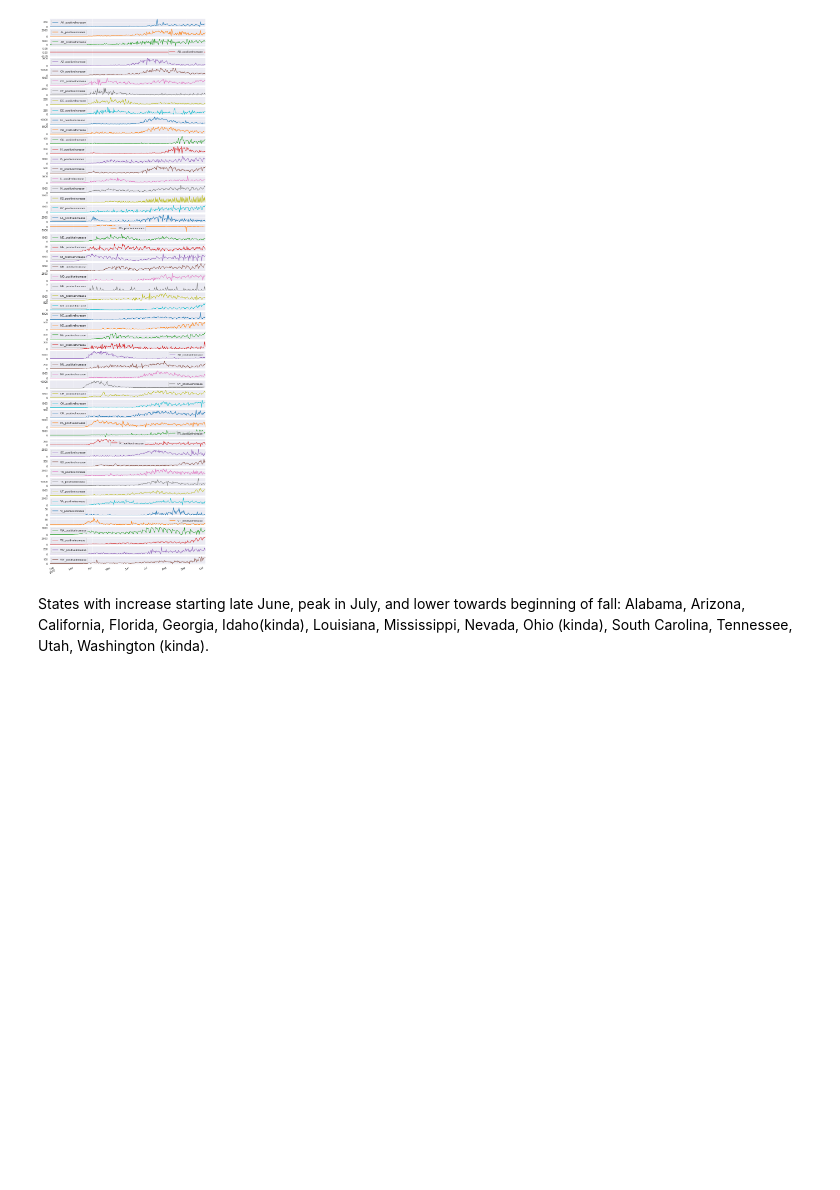
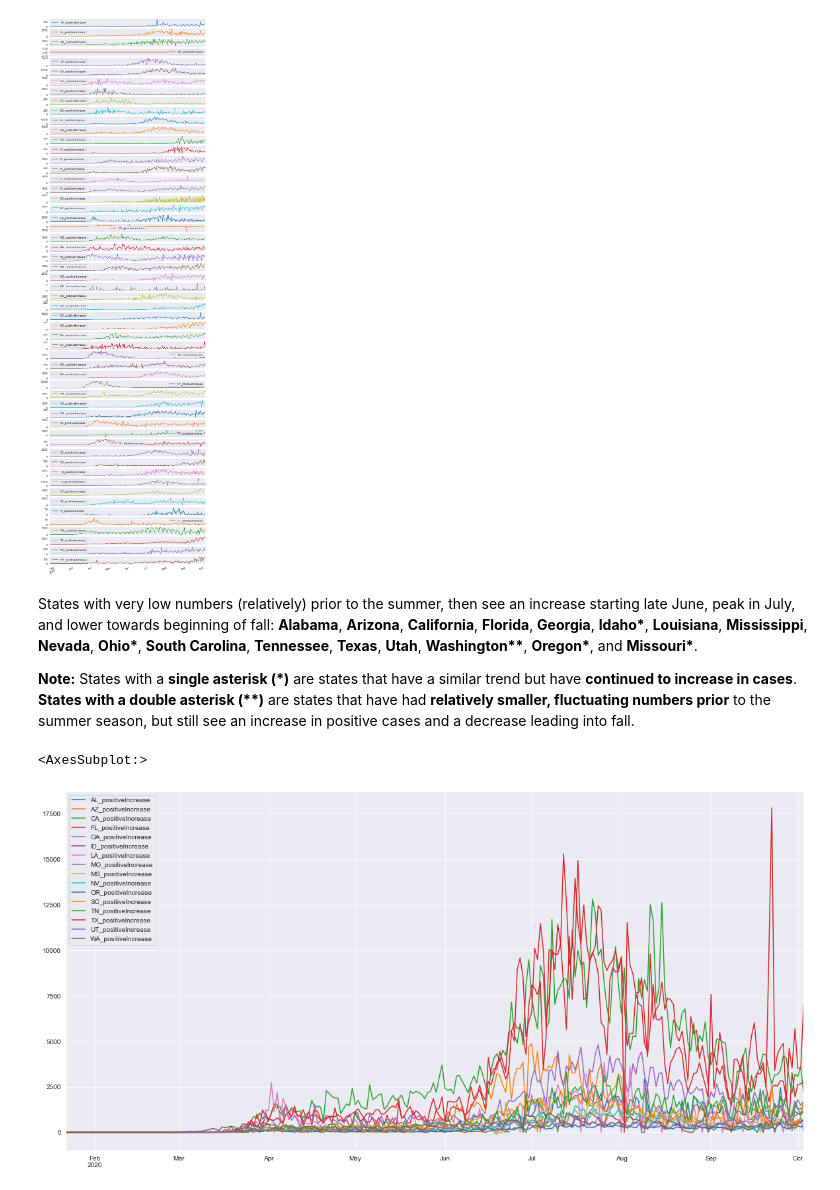
Before and after one commit to bmauss/COVID_Forecast, a Jupyter notebook: 2 Exploratory Data Analysis.ipynb, the cells around one changed output. Cells and saved outputs as stored; diff of their text form; code cells hidden in the pictures; blank space fills up the shorter version.

```diff
--- a/2 Exploratory Data Analysis.ipynb
+++ b/2 Exploratory Data Analysis.ipynb
@@ -417,5 +409,20 @@ array([<AxesSubplot:>, <AxesSubplot:>, <AxesSubplot:>, <AxesSubplot:>,
       dtype=object)
 [figure]
 # %% [markdown]
-States with increase starting late June, peak in July, and lower towards beginning of fall:
-Alabama, Arizona, California, Florida, Georgia, Idaho(kinda), Louisiana, Mississippi, Nevada, Ohio (kinda), South Carolina, Tennessee, Utah, Washington (kinda).
+States with very low numbers (relatively) prior to the summer, then see an increase starting late June, peak in July, and lower towards beginning of fall:
+**Alabama**, **Arizona**, **California**, **Florida**, **Georgia**, **Idaho\***, **Louisiana**, **Mississippi**, **Nevada**, **Ohio\***, **South Carolina**, **Tennessee**, **Texas**, **Utah**, **Washington\*\***, **Oregon\***, and **Missouri\***.
+
+**Note:** States with a **single asterisk (\*)** are states that have a similar trend but have **continued to increase in cases**.  **States with a double asterisk (\*\*)** are states that have had **relatively smaller, fluctuating numbers prior** to the summer season, but still see an increase in positive cases and a decrease leading into fall.
+# %%
+summer_trends = national[['AL_positiveIncrease', 'AZ_positiveIncrease',
+                          'CA_positiveIncrease', 'FL_positiveIncrease',
+                          'GA_positiveIncrease', 'ID_positiveIncrease',
+                          'LA_positiveIncrease', 'MO_positiveIncrease',
+                          'MS_positiveIncrease', 'NV_positiveIncrease',
+                          'OR_positiveIncrease','SC_positiveIncrease',
+                          'TN_positiveIncrease', 'TX_positiveIncrease',
+                          'UT_positiveIncrease', 'WA_positiveIncrease']]
+summer_trends.plot(figsize=(20, 10))
+# %% [output]
+<AxesSubplot:>
+[figure, added]
```
Also changed, not shown: parts of 10 cells of this notebook, 2 other files.
